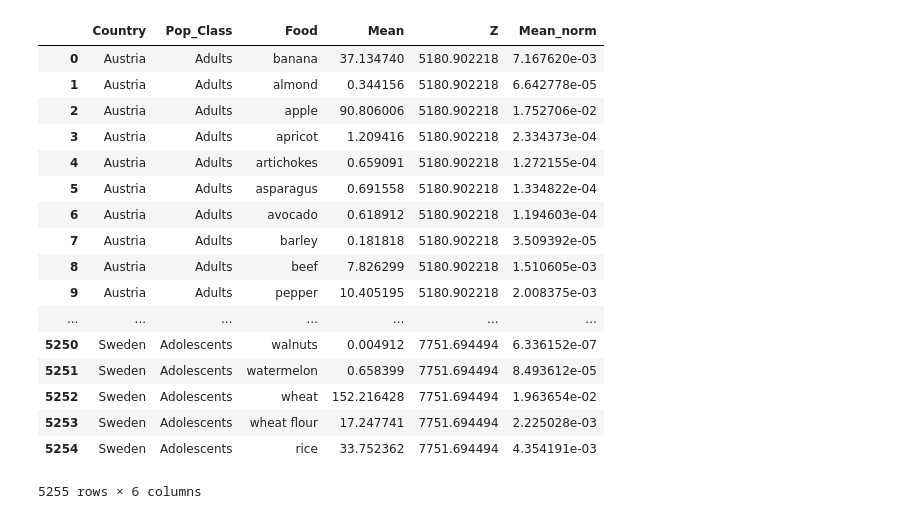
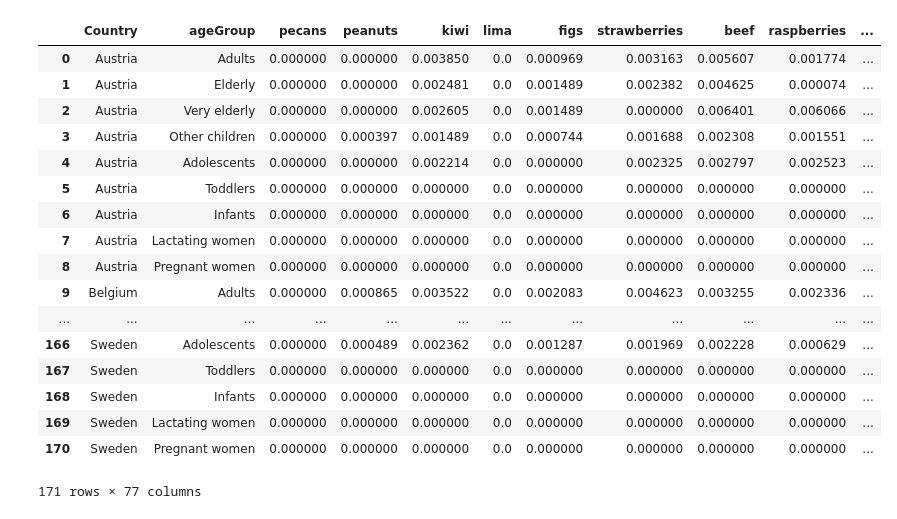
Before and after one commit to mcunha95/carbonfoodprint, a Jupyter notebook: KNN/KNN_model.ipynb, the cells around one changed output. Drawn from its saved outputs; the diff is of its cells as text; code cells hidden in the pictures.

```diff
--- a/KNN/KNN_model.ipynb
+++ b/KNN/KNN_model.ipynb
@@ -6,24 +6,24 @@ from sklearn.neighbors import KNeighborsClassifier
 from sklearn.metrics import accuracy_score
 import pandas as pd
 # %%
-data_csv = pd.read_csv("./normalized_food_per_country_ageGroup.csv")
+data_csv = pd.read_csv("./formated_normalized_food_per_country_ageGroup.csv")
 data_csv
 # %% [output]
-|  | Country | Pop_Class | Food | Mean | Z | Mean_norm |
-| 0 | Austria | Adults | banana | 37.134740 | 5180.902218 | 7.167620e-03 |
-| 1 | Austria | Adults | almond | 0.344156 | 5180.902218 | 6.642778e-05 |
-| 2 | Austria | Adults | apple | 90.806006 | 5180.902218 | 1.752706e-02 |
-| 3 | Austria | Adults | apricot | 1.209416 | 5180.902218 | 2.334373e-04 |
-| 4 | Austria | Adults | artichokes | 0.659091 | 5180.902218 | 1.272155e-04 |
-| 5 | Austria | Adults | asparagus | 0.691558 | 5180.902218 | 1.334822e-04 |
-| 6 | Austria | Adults | avocado | 0.618912 | 5180.902218 | 1.194603e-04 |
-| 7 | Austria | Adults | barley | 0.181818 | 5180.902218 | 3.509392e-05 |
-| 8 | Austria | Adults | beef | 7.826299 | 5180.902218 | 1.510605e-03 |
-| 9 | Austria | Adults | pepper | 10.405195 | 5180.902218 | 2.008375e-03 |
-| ... | ... | ... | ... | ... | ... | ... |
-| 5250 | Sweden | Adolescents | walnuts | 0.004912 | 7751.694494 | 6.336152e-07 |
-| 5251 | Sweden | Adolescents | watermelon | 0.658399 | 7751.694494 | 8.493612e-05 |
-| 5252 | Sweden | Adolescents | wheat | 152.216428 | 7751.694494 | 1.963654e-02 |
-| 5253 | Sweden | Adolescents | wheat flour | 17.247741 | 7751.694494 | 2.225028e-03 |
-| 5254 | Sweden | Adolescents | rice | 33.752362 | 7751.694494 | 4.354191e-03 |
+|  | Country | ageGroup | pecans | peanuts | kiwi | lima | figs | strawberries | beef | raspberries | ... |
+| 0 | Austria | Adults | 0.000000 | 0.000000 | 0.003850 | 0.0 | 0.000969 | 0.003163 | 0.005607 | 0.001774 | ... |
+| 1 | Austria | Elderly | 0.000000 | 0.000000 | 0.002481 | 0.0 | 0.001489 | 0.002382 | 0.004625 | 0.000074 | ... |
+| 2 | Austria | Very elderly | 0.000000 | 0.000000 | 0.002605 | 0.0 | 0.001489 | 0.000000 | 0.006401 | 0.006066 | ... |
+| 3 | Austria | Other children | 0.000000 | 0.000397 | 0.001489 | 0.0 | 0.000744 | 0.001688 | 0.002308 | 0.001551 | ... |
+| 4 | Austria | Adolescents | 0.000000 | 0.000000 | 0.002214 | 0.0 | 0.000000 | 0.002325 | 0.002797 | 0.002523 | ... |
+| 5 | Austria | Toddlers | 0.000000 | 0.000000 | 0.000000 | 0.0 | 0.000000 | 0.000000 | 0.000000 | 0.000000 | ... |
+| 6 | Austria | Infants | 0.000000 | 0.000000 | 0.000000 | 0.0 | 0.000000 | 0.000000 | 0.000000 | 0.000000 | ... |
+| 7 | Austria | Lactating women | 0.000000 | 0.000000 | 0.000000 | 0.0 | 0.000000 | 0.000000 | 0.000000 | 0.000000 | ... |
+| 8 | Austria | Pregnant women | 0.000000 | 0.000000 | 0.000000 | 0.0 | 0.000000 | 0.000000 | 0.000000 | 0.000000 | ... |
+| 9 | Belgium | Adults | 0.000000 | 0.000865 | 0.003522 | 0.0 | 0.002083 | 0.004623 | 0.003255 | 0.002336 | ... |
+| ... | ... | ... | ... | ... | ... | ... | ... | ... | ... | ... | ... |
+| 166 | Sweden | Adolescents | 0.000000 | 0.000489 | 0.002362 | 0.0 | 0.001287 | 0.001969 | 0.002228 | 0.000629 | ... |
+| 167 | Sweden | Toddlers | 0.000000 | 0.000000 | 0.000000 | 0.0 | 0.000000 | 0.000000 | 0.000000 | 0.000000 | ... |
+| 168 | Sweden | Infants | 0.000000 | 0.000000 | 0.000000 | 0.0 | 0.000000 | 0.000000 | 0.000000 | 0.000000 | ... |
+| 169 | Sweden | Lactating women | 0.000000 | 0.000000 | 0.000000 | 0.0 | 0.000000 | 0.000000 | 0.000000 | 0.000000 | ... |
+| 170 | Sweden | Pregnant women | 0.000000 | 0.000000 | 0.000000 | 0.0 | 0.000000 | 0.000000 | 0.000000 | 0.000000 | ... |
-5255 rows × 6 columns
+171 rows × 77 columns
```
Also changed, not shown: parts of 4 cells of this notebook, 3 other files.
